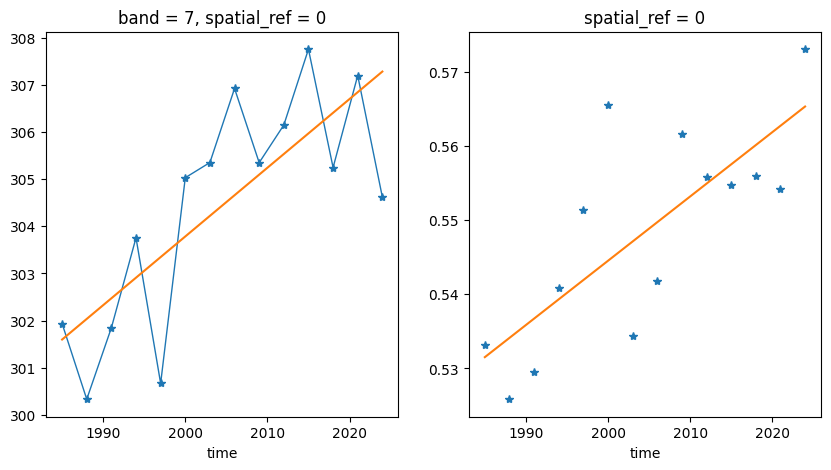
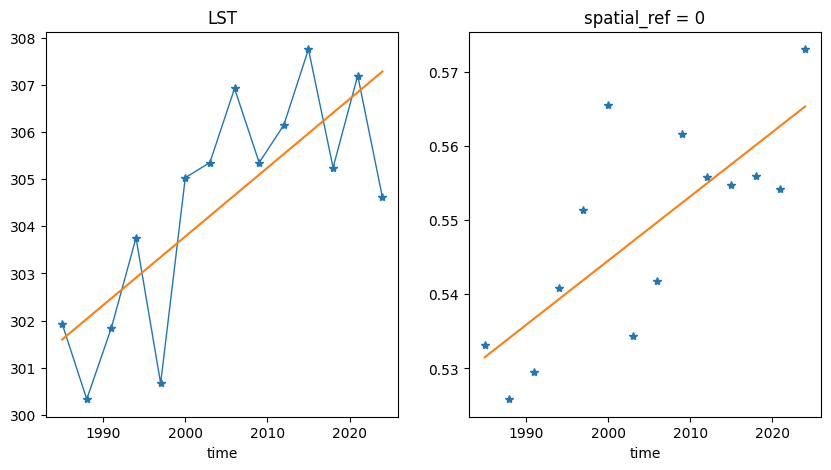
Unified diff of the notebook cell whose output changed from the first chart to the second:
--- before
+++ after
@@ -3,11 +3,11 @@
 NDVI_mean = NDVI.mean(dim =["x","y"])
 
-NDVI_fit = NDVI_mean.polyfit(dim = "time", deg = 1)
-NDVI_trend_line = xr.polyval(NDVI.time, NDVI_fit.polyfit_coefficients)
+NDVI_mean_fit = NDVI_mean.polyfit(dim = "time", deg = 1)
+NDVI_mean_trend_line = xr.polyval(NDVI.time, NDVI_mean_fit.polyfit_coefficients)
 
 # change in overall LST
 LST_mean = LST.mean(dim =["x","y"])
-LST_fit = LST_mean.polyfit(dim = "time", deg = 1)
-LST_trend_line = xr.polyval(LST.time, LST_fit.polyfit_coefficients)
+LST_mean_fit = LST_mean.polyfit(dim = "time", deg = 1)
+LST_mean_trend_line = xr.polyval(LST.time, LST_mean_fit.polyfit_coefficients)
 
 #plotting
@@ -15,6 +15,7 @@
 
 LST_mean.plot(ax = ax[0],marker = "*", linewidth = 1)
-LST_trend_line.plot(ax = ax[0])
+LST_mean_trend_line.plot(ax = ax[0])
+ax[0].set_title("LST")
 
 NDVI_mean.plot(ax = ax[1], marker = "*", linewidth = 0)
-NDVI_trend_line.plot(ax= ax[1])
+NDVI_mean_trend_line.plot(ax= ax[1])

Commit: change for every pixel, renamed overall change to mean change